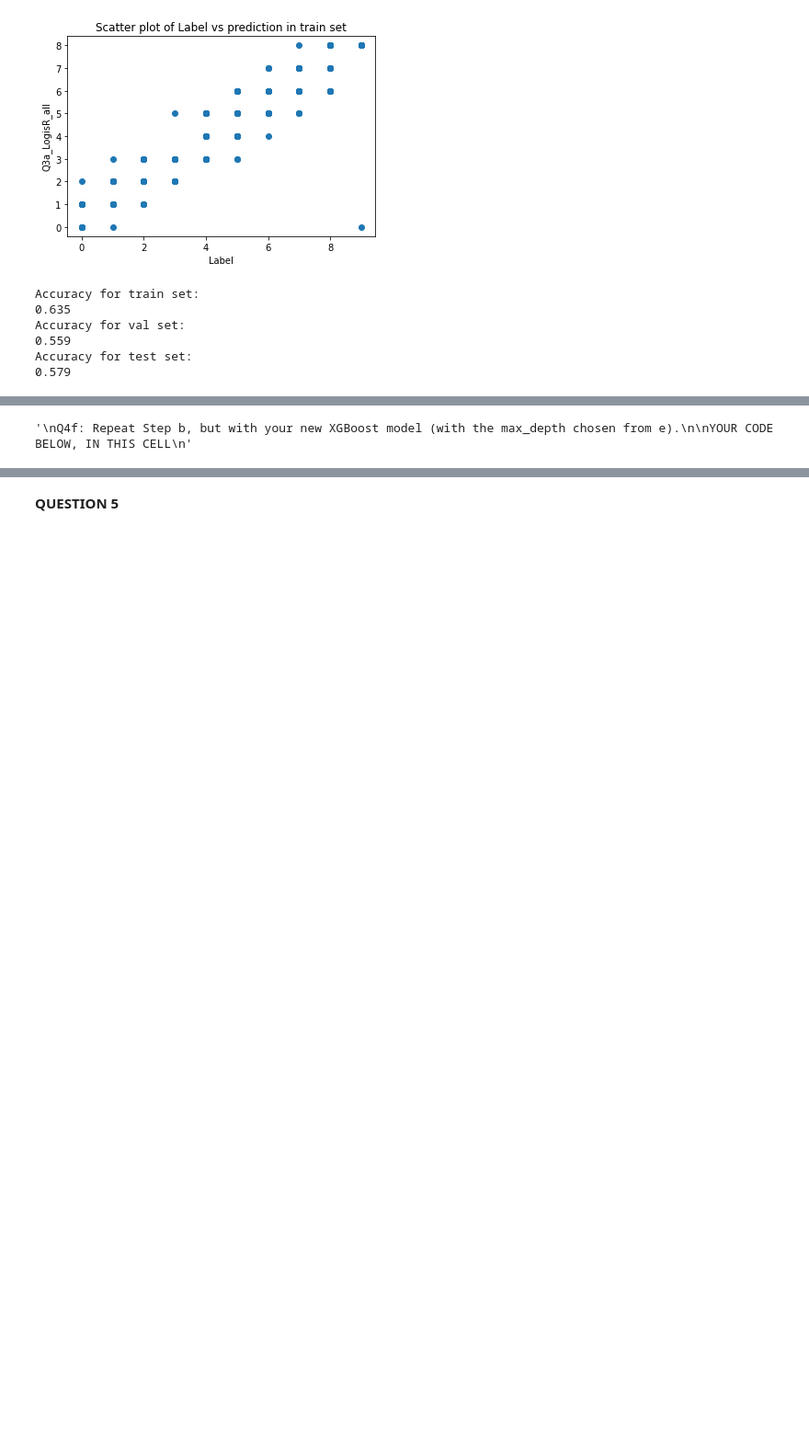
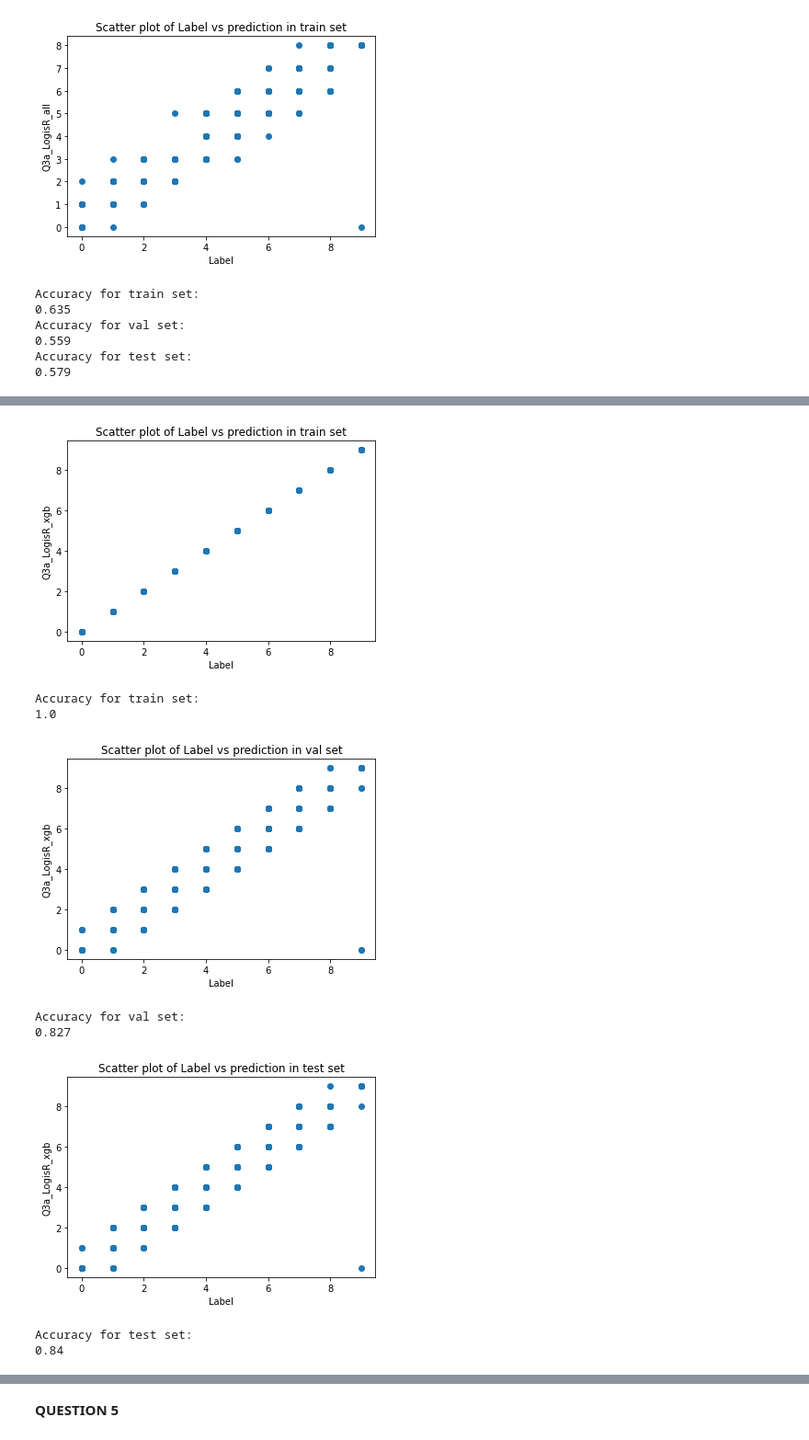
Before and after one commit to Astray909/SYSC4415, a Jupyter notebook: Assignment 1/assignment_1_template.ipynb, the cells around one changed output, grey strips where cells are left out. Shown: that part at 92% size. Saved outputs shown, nothing was run; the diff lists cells and outputs as text; code cells hidden in the pictures; blank space fills up the shorter version.

```diff
--- a/Assignment 1/assignment_1_template.ipynb
+++ b/Assignment 1/assignment_1_template.ipynb
@@ -639,11 +692,56 @@ YOUR CODE BELOW, IN THIS CELL
-# %%
-"""
-Q4f: Repeat Step b, but with your new XGBoost model (with the max_depth chosen from e).
-
-YOUR CODE BELOW, IN THIS CELL
-"""
-# %% [output]
-'\nQ4f: Repeat Step b, but with your new XGBoost model (with the max_depth chosen from e).\n\nYOUR CODE BELOW, IN THIS CELL\n'
+# %%
+"""
+Q4f: Repeat Step b, but with your new XGBoost model (with the max_depth chosen from e).
+
+YOUR CODE BELOW, IN THIS CELL
+"""
+# create three scatter plot of the train set of Label and pred values
+plt.scatter(train_df['Label'], train_df['Q3a_LogisR_xgb'])
+plt.xlabel('Label');plt.ylabel('Q3a_LogisR_xgb');plt.title('Scatter plot of Label vs prediction in train set')
+plt.show()
+
+# accuracy of train set
+accu_train_xgb = accuracy_score(train_y_label_xgb, train_predictions_logis_xgb)
+print("Accuracy for train set: ")
+print(accu_train_xgb)
+
+# logistic regression model on the val set
+val_features_xgb = val_df[["A", "B", "C"]]
+val_y_label_xgb = val_df[["Label"]]
+val_predictions_logis_xgb = log_xgb.predict(val_features_xgb)
+val_df['Q3a_LogisR_xgb'] = val_predictions_logis_xgb
+
+# create three scatter plot of the val set of Label and pred values
+plt.scatter(val_df['Label'], val_df['Q3a_LogisR_xgb'])
+plt.xlabel('Label');plt.ylabel('Q3a_LogisR_xgb');plt.title('Scatter plot of Label vs prediction in val set')
+plt.show()
+accu_val_xgb = accuracy_score(val_y_label_xgb, val_predictions_logis_xgb)
+print("Accuracy for val set: ")
+print(accu_val_xgb)
+
+# logistic regression model on the test set
+test_features_xgb = test_df[["A", "B", "C"]]
+test_y_label_xgb = test_df[["Label"]]
+test_predictions_logis_xgb = log_xgb.predict(test_features_xgb)
+test_df['Q3a_LogisR_xgb'] = test_predictions_logis_xgb
+
+# create three scatter plot of the test set of Label and pred testues
+plt.scatter(test_df['Label'], test_df['Q3a_LogisR_xgb'])
+plt.xlabel('Label');plt.ylabel('Q3a_LogisR_xgb');plt.title('Scatter plot of Label vs prediction in test set')
+plt.show()
+accu_test_xgb = accuracy_score(test_y_label_xgb, test_predictions_logis_xgb)
+print("Accuracy for test set: ")
+print(accu_test_xgb)
+# %% [output]
+[figure, added]
+Accuracy for train set:
+1.0
+[figure, added]
+Accuracy for val set:
+0.827
+[figure, added]
+Accuracy for test set:
+0.84
 # %%
 """
 Q4g: Of your 3 models—two logistic regression models and one XGBoost model—which performs best on the test set? Why do you think this is the case?
```
Also changed, not shown: parts of 15 cells of this notebook, 2 other files.
